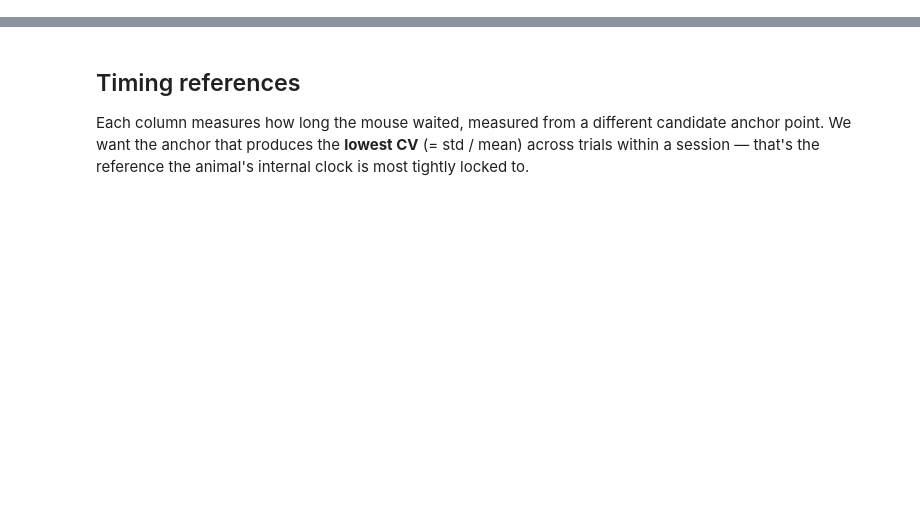
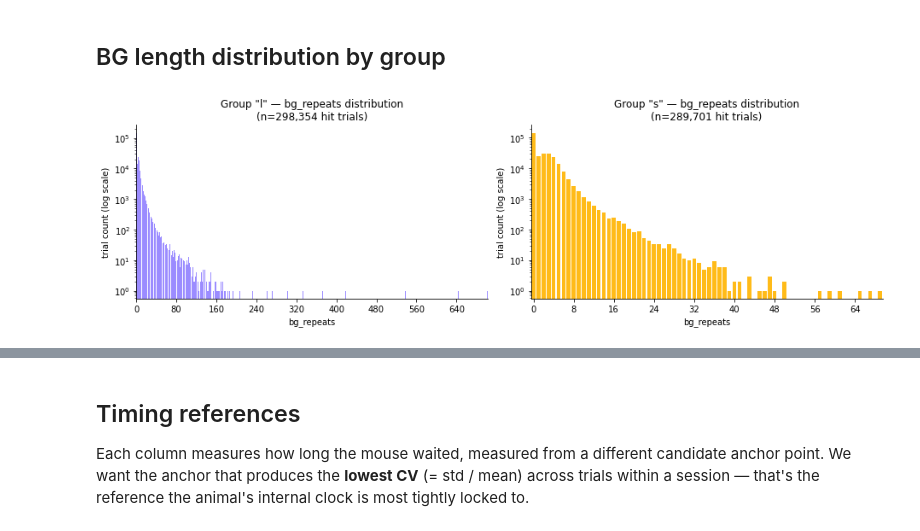
Before and after one commit to rebz444/luckycharm, a Jupyter notebook: timing_anchor_cv.ipynb, the cells around one changed output, grey strips where cells are left out. Saved outputs shown, nothing was run; the diff lists cells and outputs as text; code cells hidden in the pictures; blank space fills up the shorter version.

```diff
--- a/timing_anchor_cv.ipynb
+++ b/timing_anchor_cv.ipynb
@@ -27,0 +29,28 @@ trials_training.head(3)
+# %% [markdown]
+## BG length distribution by group
+# %%
+all_hit_trials = trials_training[~trials_training['miss_trial']].copy()
+group_palette = {'s': '#ffb400', 'l': '#9080ff'}
+groups = sorted(all_hit_trials['group'].dropna().unique())
+
+fig, axes = plt.subplots(1, 2, figsize=(13, 4))
+
+for ax, grp in zip(axes, groups):
+    g = all_hit_trials[all_hit_trials['group'] == grp]['bg_repeats'].dropna()
+    color = group_palette[grp]
+
+    counts = g.value_counts().sort_index()
+    ax.bar(counts.index, counts.values, color=color, width=0.8, alpha=0.9)
+    ax.set_yscale('log')
+    ax.set_xlabel('bg_repeats')
+    ax.set_ylabel('trial count (log scale)')
+    ax.set_title(f'Group "{grp}" — bg_repeats distribution\n(n={len(g):,} hit trials)')
+    ax.set_xlim(-0.5, counts.index.max() + 0.5)
+    ax.xaxis.set_major_locator(mticker.MaxNLocator(integer=True))
+    sns.despine(ax=ax)
+
+plt.tight_layout()
+plt.savefig(os.path.join(figure_folder, 'bg_repeats_distribution.png'), dpi=150, bbox_inches='tight')
+plt.show()
+# %% [output]
+[figure, added]
```
Also changed, not shown: parts of 68 cells of this notebook, 17 other files.
